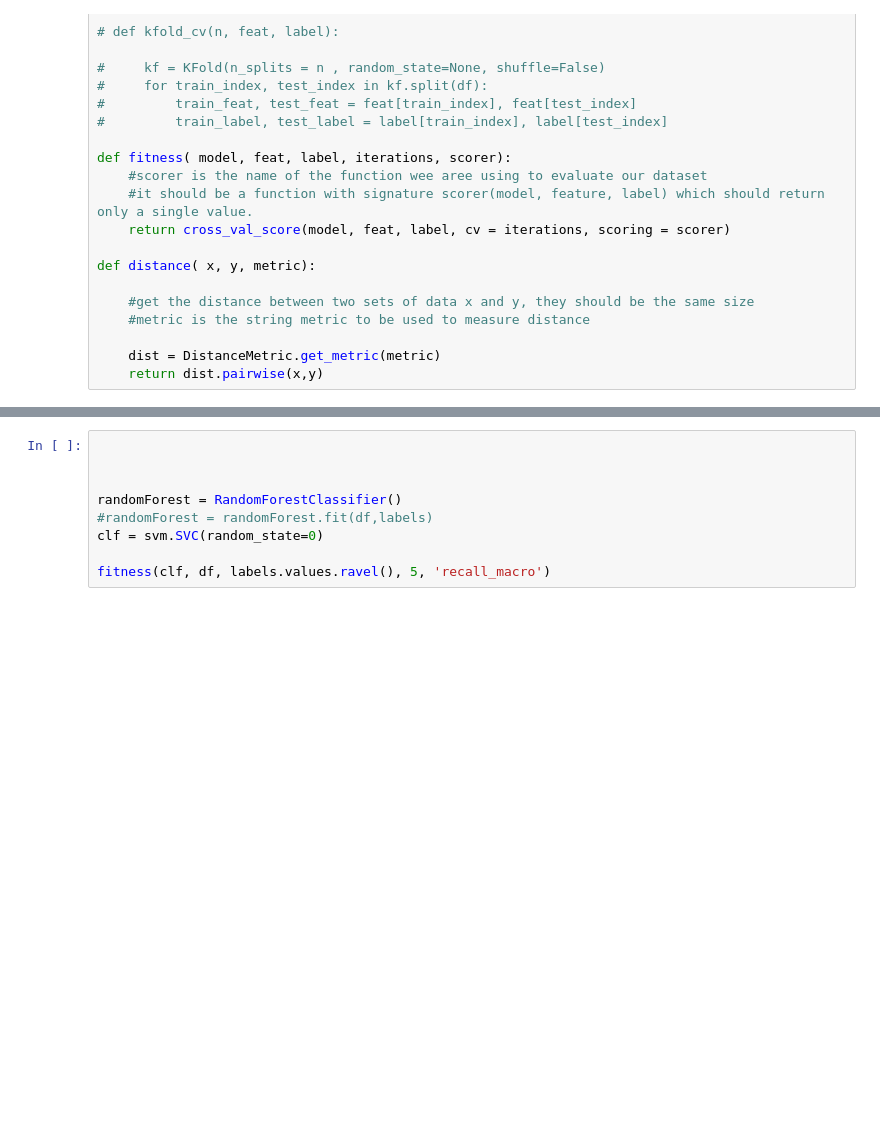
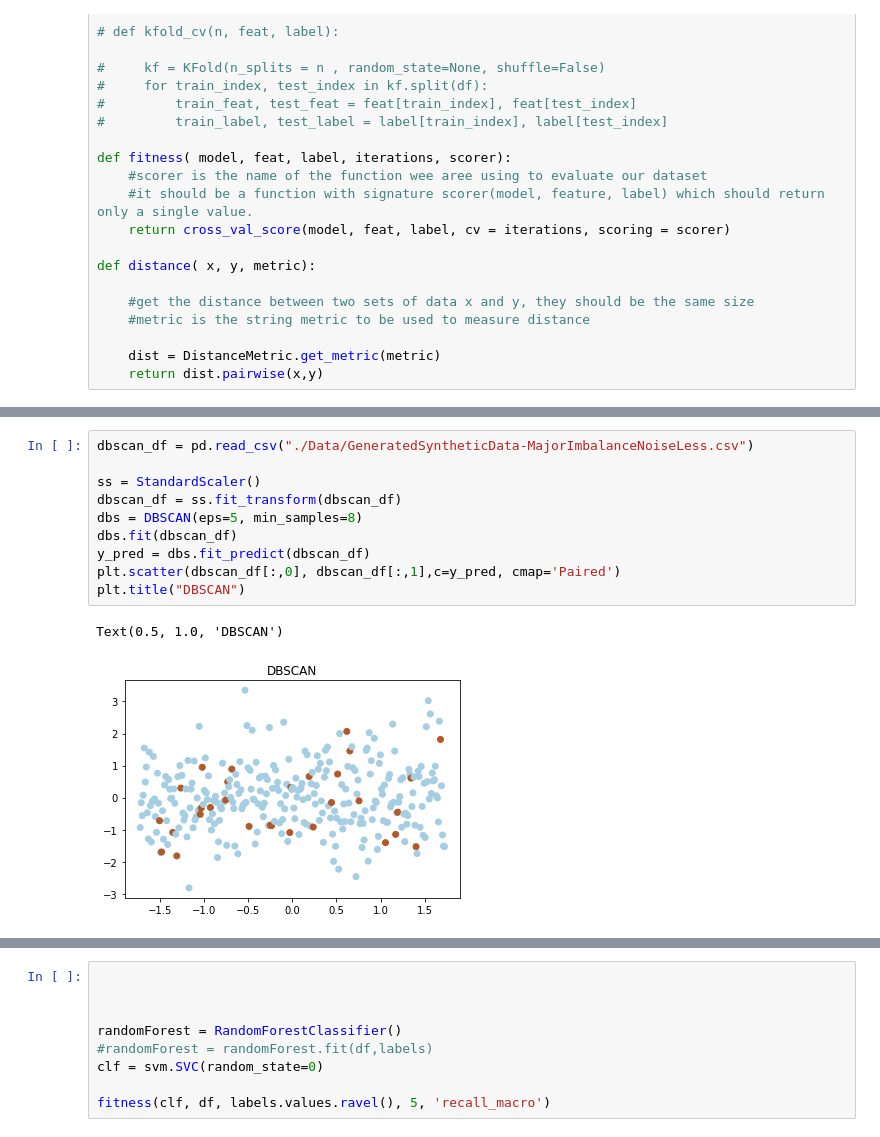
Before and after one commit to AdJansen/Artificial-Immune-System-For-Class-Imbalance, a Jupyter notebook: AIS.ipynb, the cells around one changed output, grey strips where cells are left out. Saved outputs shown, nothing was run; the diff lists cells and outputs as text; blank space fills up the shorter version.

Commit message:
Added Kmeans clustering and DBSCAN but needs optimization

```diff
--- a/AIS.ipynb
+++ b/AIS.ipynb
@@ -281,0 +298,13 @@ def distance( x, y, metric):
+# %%
+dbscan_df = pd.read_csv("./Data/GeneratedSyntheticData-MajorImbalanceNoiseLess.csv")
+
+ss = StandardScaler()
+dbscan_df = ss.fit_transform(dbscan_df)
+dbs = DBSCAN(eps=5, min_samples=8)
+dbs.fit(dbscan_df)
+y_pred = dbs.fit_predict(dbscan_df)
+plt.scatter(dbscan_df[:,0], dbscan_df[:,1],c=y_pred, cmap='Paired')
+plt.title("DBSCAN")
+# %% [output]
+Text(0.5, 1.0, 'DBSCAN')
+[figure, added]
```
Also changed, not shown: parts of 3 cells of this notebook.
